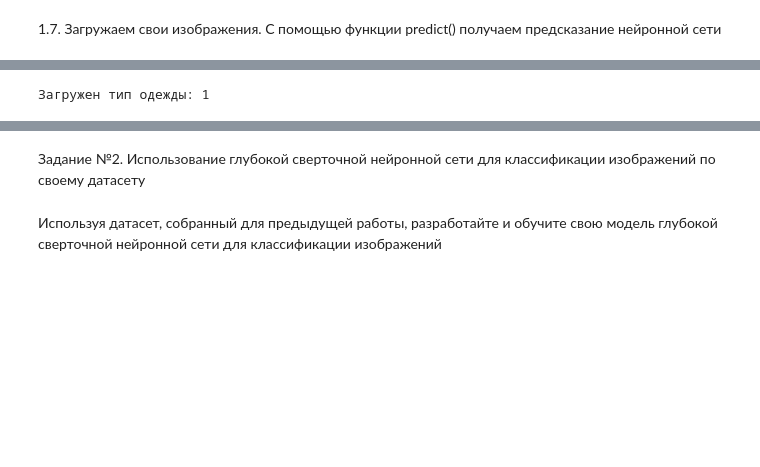
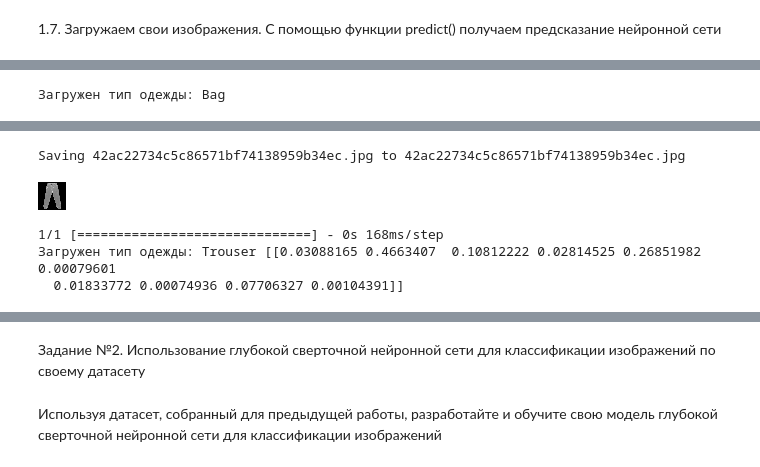
Before and after one commit to nadya-az/artificial_neural_networks, a Jupyter notebook: Практическая_работа_№3.ipynb, the cells around one changed output, grey strips where cells are left out. Saved outputs shown, nothing was run; the diff lists cells and outputs as text; code cells hidden in the pictures; blank space fills up the shorter version.

```diff
--- a/Практическая_работа_№3.ipynb
+++ b/Практическая_работа_№3.ipynb
@@ -159,6 +157,25 @@ print(preds)
 classes = ['T-shirt', 'Trouser', 'Pullover', 'Dress', 'Coat', 'Sandal', 'Shirt', 'Sneaker', 'Bag', 'Ankle boot']
 
 i = preds.argmax(axis=1)[0]
-print(f"Загружен тип одежды: {i}")
+type_clothes = classes[i]
+print(f"Загружен тип одежды: {type_clothes}")
 # %% [output]
-Загружен тип одежды: 1
+Загружен тип одежды: Bag
+# %%
+import cv2
+from google.colab.patches import cv2_imshow
+
+# Добавляем интерфейс для загрузки изображений напрямую из блокнота
+from google.colab import files
+uploaded = files.upload()
+
+# загружаем входное изображение, меняем его размер на необходимый и выводим его
+
+image = cv2.imread(list(uploaded.keys())[0], cv2.IMREAD_GRAYSCALE) # Преобразование изображения в оттенки серого при считывании
+image = cv2.resize(image, (28, 28)) # Изменение разрешения изображения
+image = cv2.bitwise_not(image) # Инверсия цветов (если в оригинале цифра написана черным цветом на белом фоне)
+orig = image
+image = image.reshape(-1, 28, 28, 1) # Приводим изображение из вида (28,28) в вид (1, 28, 28, 1)
+
+cv2_imshow(orig)
+# %% [output]
@@ -164,0 +183,13 @@ print(f"Загружен тип одежды: {i}")
+Saving 42ac22734c5c86571bf74138959b34ec.jpg to 42ac22734c5c86571bf74138959b34ec.jpg
+[figure, added]
+# %%
+preds = model.predict(image)
+classes = ['T-shirt', 'Trouser', 'Pullover', 'Dress', 'Coat', 'Sandal', 'Shirt', 'Sneaker', 'Bag', 'Ankle boot']
+
+i = preds.argmax(axis=1)[0]
+type_clothes = classes[i]
+print(f"Загружен тип одежды: {type_clothes}", preds)
+# %% [output]
+1/1 [==============================] - 0s 168ms/step
+Загружен тип одежды: Trouser [[0.03088165 0.4663407  0.10812222 0.02814525 0.26851982 0.00079601
+  0.01833772 0.00074936 0.07706327 0.00104391]]
```
Also changed, not shown: parts of 60 cells of this notebook.
